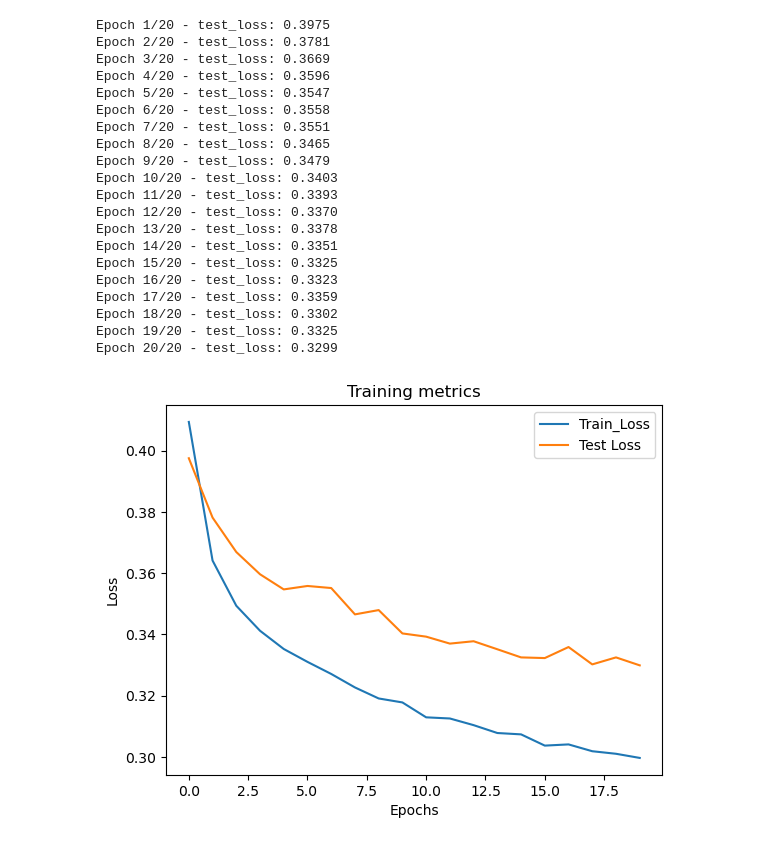
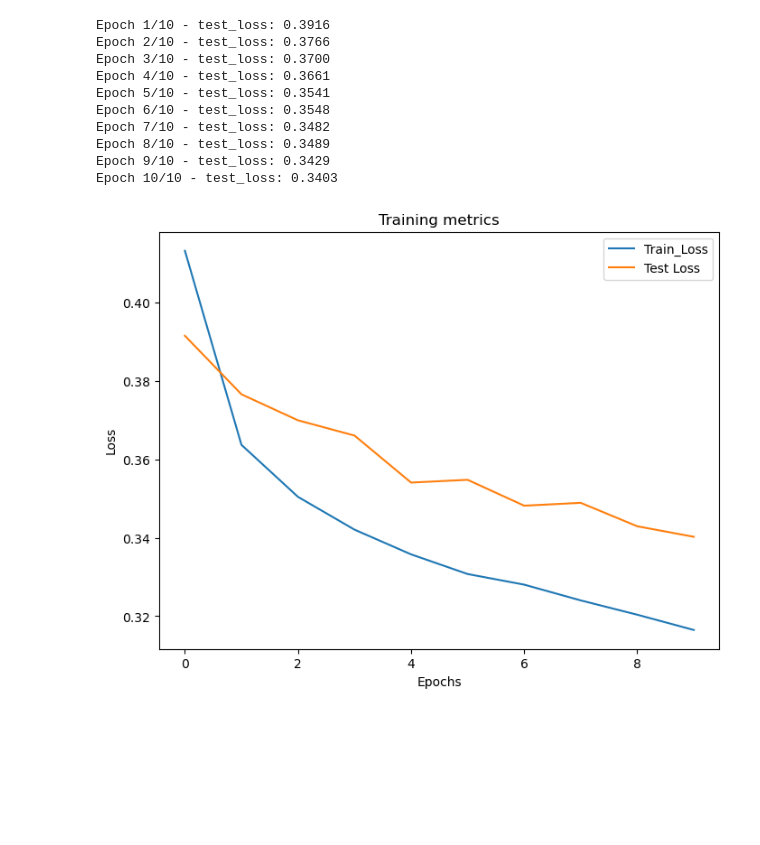
Before and after one commit to metrych-creator/salaries, a Jupyter notebook: regression.ipynb, the cells around one changed output. Saved outputs shown, nothing was run; the diff lists cells and outputs as text; code cells hidden in the pictures; blank space fills up the shorter version.

```diff
--- a/regression.ipynb
+++ b/regression.ipynb
@@ -39,13 +42,14 @@ def prepare_dataloaders(batch_size, X_train_text, X_train_tab, y_train, X_test_t
     test_loader = DataLoader(test_dataset, batch_size=batch_size, shuffle=True)
     return train_loader, test_loader
 # %%
-def train_evaluate(model, optimizer, criterion, epochs, train_loader, test_loader, patience=5):
+def train_evaluate(model, optimizer, criterion, epochs, train_loader, test_loader, results_path='logs/',  patience=5):
     device = torch.device("cuda" if torch.cuda.is_available() else "cpu")
 
     model.to(device)
     history = {"train_loss": [], "test_loss": [], 'r2': []}
 
     best_loss = float("inf")
+    best_r2 = -float("inf")
     patience_counter = 0
 
     for epoch in range(epochs):
@@ -100,50 +104,46 @@ def train_evaluate(model, optimizer, criterion, epochs, train_loader, test_loade
         history['r2'].append(r2)
 
         # early stopping
-        if avg_test_loss < best_loss:
-            best_loss = avg_test_loss
+        if r2 > best_r2:
+            best_r2 = r2
             patience_counter = 0
             best_model_state = model.state_dict()
         else:
             patience_counter += 1
-            if patience_counter >= patience:
-                print(f"Early stopping at epoch {epoch+1}")
-                model.load_state_dict(best_model_state)
-                break
 
-    return history
+    if 'best_model_state' in locals():
+        model.load_state_dict(best_model_state)
+
+    # saving results
+    os.makedirs(results_path, exist_ok=True)
+    file_path = os.path.join(results_path, 'results.json')
+
+    with open(file_path, "w", encoding="utf-8") as f:
+        json.dump(history, f, ensure_ascii=False, indent=4)
+
+    return best_r2, history
 # %%
 model = MultimodalRegressor(text_dim=X_train_text.shape[1], tab_dim=X_train_tab.shape[1], dropout=0.3)
 loss_func = nn.MSELoss()
 optimizer = optim.Adam(model.parameters(), lr=1e-3)
-epochs = 20
+epochs = 10
 # %%
 train_loader, test_loader = prepare_dataloaders(128, X_train_text, X_train_tab, y_train, X_test_text, X_test_tab, y_test)
-# %%
-history = train_evaluate(model, optimizer, loss_func, epochs, train_loader, test_loader)
-plot_loss_function(history['train_loss'], history['test_loss'])
-# %% [output]
-Epoch 1/20 - test_loss: 0.3975
-Epoch 2/20 - test_loss: 0.3781
-Epoch 3/20 - test_loss: 0.3669
-Epoch 4/20 - test_loss: 0.3596
-Epoch 5/20 - test_loss: 0.3547
-Epoch 6/20 - test_loss: 0.3558
-Epoch 7/20 - test_loss: 0.3551
-Epoch 8/20 - test_loss: 0.3465
-Epoch 9/20 - test_loss: 0.3479
-Epoch 10/20 - test_loss: 0.3403
-Epoch 11/20 - test_loss: 0.3393
-Epoch 12/20 - test_loss: 0.3370
-Epoch 13/20 - test_loss: 0.3378
-Epoch 14/20 - test_loss: 0.3351
-Epoch 15/20 - test_loss: 0.3325
-Epoch 16/20 - test_loss: 0.3323
-Epoch 17/20 - test_loss: 0.3359
-Epoch 18/20 - test_loss: 0.3302
-Epoch 19/20 - test_loss: 0.3325
-Epoch 20/20 - test_loss: 0.3299
-[figure, removed]
+# %%
+best_r2, history = train_evaluate(model, optimizer, loss_func, epochs, train_loader, test_loader)
+plot_loss_function(history['train_loss'], history['test_loss'], 'baseline')
+# %% [output]
+Epoch 1/10 - test_loss: 0.3916
+Epoch 2/10 - test_loss: 0.3766
+Epoch 3/10 - test_loss: 0.3700
+Epoch 4/10 - test_loss: 0.3661
+Epoch 5/10 - test_loss: 0.3541
+Epoch 6/10 - test_loss: 0.3548
+Epoch 7/10 - test_loss: 0.3482
+Epoch 8/10 - test_loss: 0.3489
+Epoch 9/10 - test_loss: 0.3429
+Epoch 10/10 - test_loss: 0.3403
+[figure, added]
 # %%
 print(history['r2'][-1])
 # %% [output]
```
Also changed, not shown: parts of 24 cells of this notebook, 3 other files.
